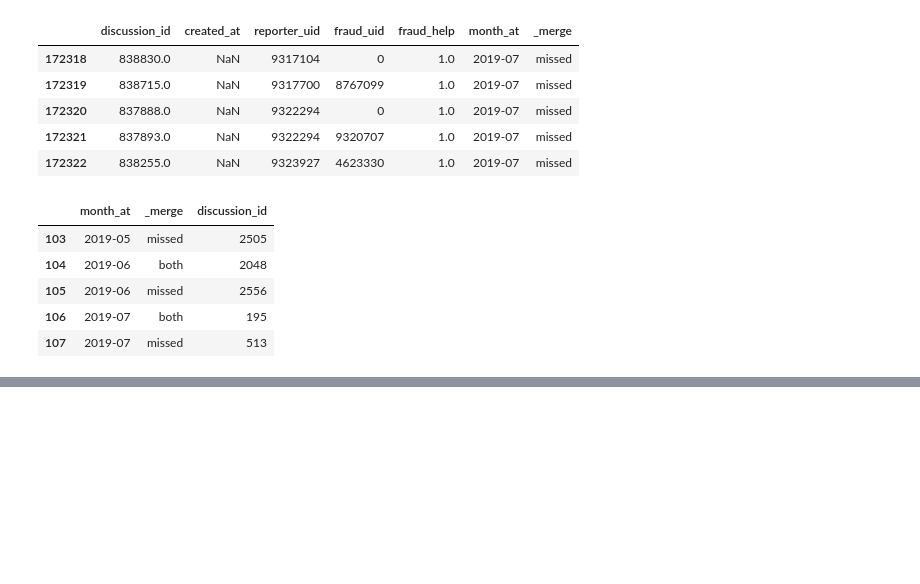
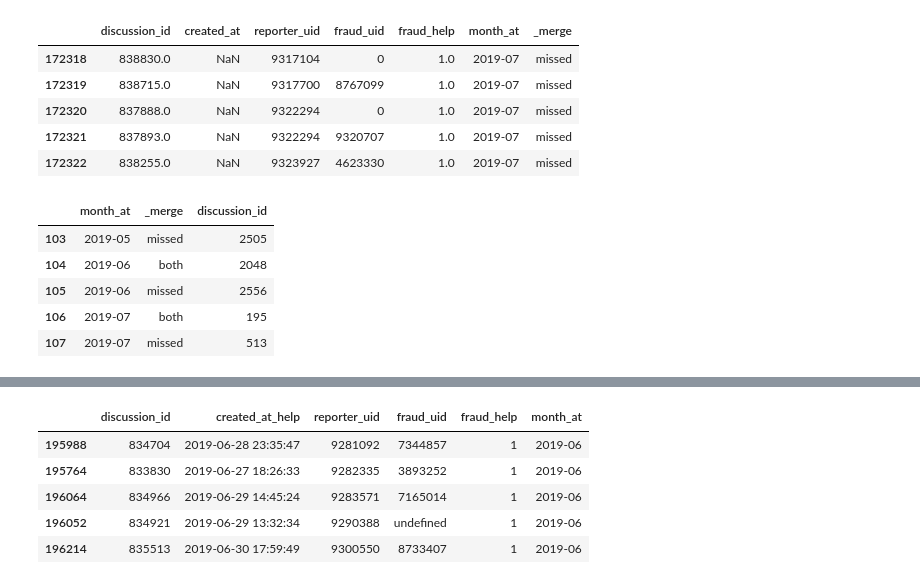
Before and after one commit to kiyoja07/python-bunjang, a Jupyter notebook: data-analysis/jupyter/12.fraud_bunp.ipynb, the cells around one changed output, grey strips where cells are left out. Cells and saved outputs as stored; diff of their text form; code cells hidden in the pictures; blank space fills up the shorter version.

```diff
--- a/data-analysis/jupyter/11.fraud_bunp.ipynb
+++ b/data-analysis/jupyter/12.fraud_bunp.ipynb
@@ -194,0 +225,24 @@ help_minus_bunp_result.tail()
+# %%
+# 2017년 1월 ~ 2019년 6월 상담센터 신고 내역
+help_raw_17 = help_raw
+
+
+help_raw_17['created_at_help'] = pd.to_datetime(help_raw_17['created_at_help'])
+
+help_raw_17['year'] = help_raw_17['created_at_help'].dt.year
+help_raw_17['month'] = help_raw_17['created_at_help'].dt.month
+
+help_raw_17 = help_raw_17[help_raw_17['year'] >= 2017]
+
+help_raw_17 = help_raw_17[(help_raw_17['year'] != 2019) | (help_raw_17['month'] <= 6)]
+
+help_raw_17 = help_raw_17.drop(['year', 'month'], axis=1)
+
+help_raw_17.tail()
+# %% [output]
+|  | discussion_id | created_at_help | reporter_uid | fraud_uid | fraud_help | month_at |
+| 195988 | 834704 | 2019-06-28 23:35:47 | 9281092 | 7344857 | 1 | 2019-06 |
+| 195764 | 833830 | 2019-06-27 18:26:33 | 9282335 | 3893252 | 1 | 2019-06 |
+| 196064 | 834966 | 2019-06-29 14:45:24 | 9283571 | 7165014 | 1 | 2019-06 |
+| 196052 | 834921 | 2019-06-29 13:32:34 | 9290388 | undefined | 1 | 2019-06 |
+| 196214 | 835513 | 2019-06-30 17:59:49 | 9300550 | 8733407 | 1 | 2019-06 |
```
Also changed, not shown: parts of 10 cells of this notebook, 8 other files.
